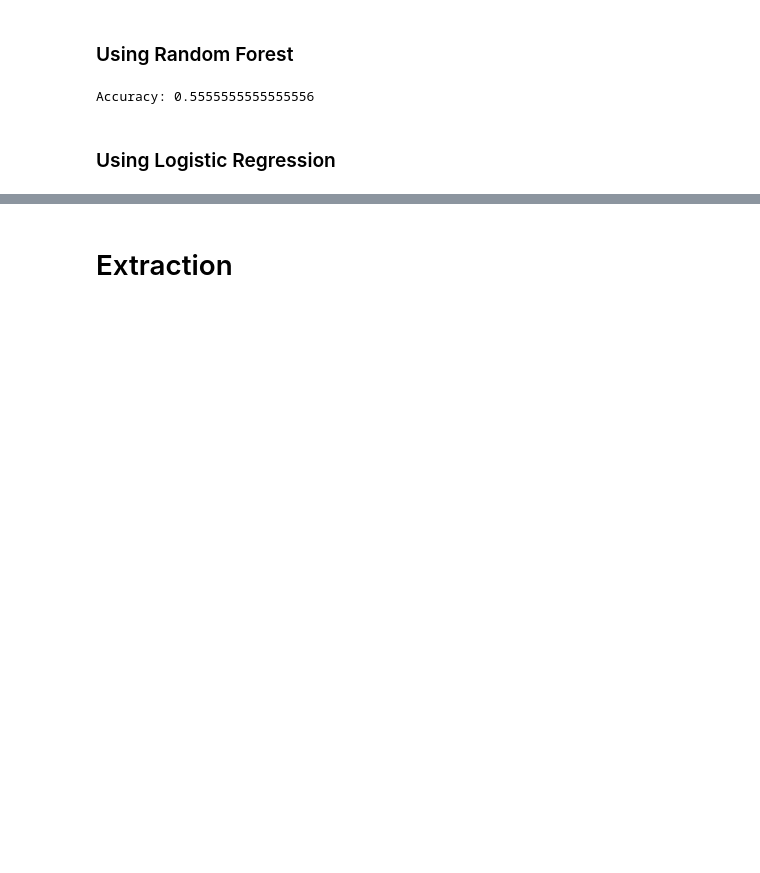
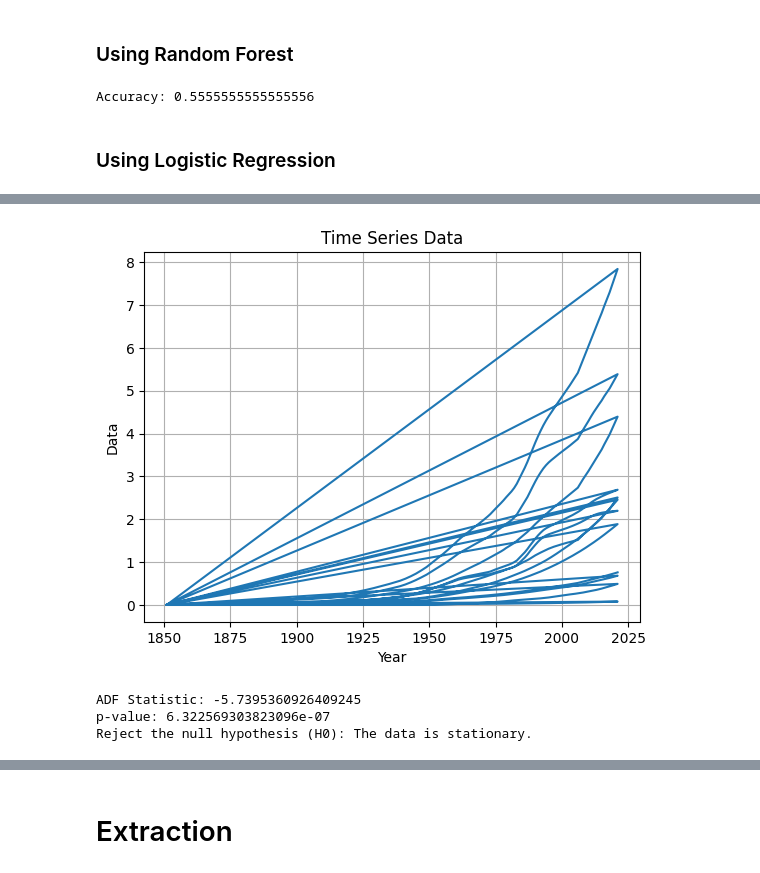
Before and after one commit to JosephRidge/ClimateChange-GHG, a Jupyter notebook: app.ipynb, the cells around one changed output, grey strips where cells are left out. Saved outputs shown, nothing was run; the diff lists cells and outputs as text; code cells hidden in the pictures; blank space fills up the shorter version.

```diff
--- a/app.ipynb
+++ b/app.ipynb
@@ -635,0 +638,5 @@ Please also refer to the documentation for alternative solver options:
+# %%
+# cumulative_emissions['Year'] = pd.to_datetime(cumulative_emissions['Year'])
+
+cumulative_emissions.set_index('Year',inplace=True)
+cumulative_emissions
@@ -635,0 +658,3 @@ Please also refer to the documentation for alternative solver options:
+# %%
+cumulative_emissions = cumulative_emissions[cumulative_emissions['CNTR_NAME'] == 'Kenya']
+cumulative_emissions
@@ -635,0 +676,11 @@ Please also refer to the documentation for alternative solver options:
+# %%
+# Visual Inspection
+# Plot the time series graph
+plt.plot(cumulative_emissions.index, cumulative_emissions['Data'])
+plt.title('Time Series Data')
+plt.xlabel('Year')
+plt.ylabel('Data')
+plt.grid(True)
+plt.show()
+# %% [output]
+[figure, added]
@@ -635,0 +691,19 @@ Please also refer to the documentation for alternative solver options:
+# %%
+
+# Extract ADF test statistics and p-value
+adf_statistic = adf_result[0]
+p_value = adf_result[1]
+
+# Print ADF test statistics and p-value
+print('ADF Statistic:', adf_statistic)
+print('p-value:', p_value)
+
+# Interpret the results
+if p_value < 0.05:
+    print('Reject the null hypothesis (H0): The data is stationary.')
+else:
+    print('Fail to reject the null hypothesis (H0): The data is non-stationary.')
+# %% [output]
+ADF Statistic: -5.7395360926409245
+p-value: 6.322569303823096e-07
+Reject the null hypothesis (H0): The data is stationary.
```
Also changed, not shown: parts of 11 cells of this notebook.
